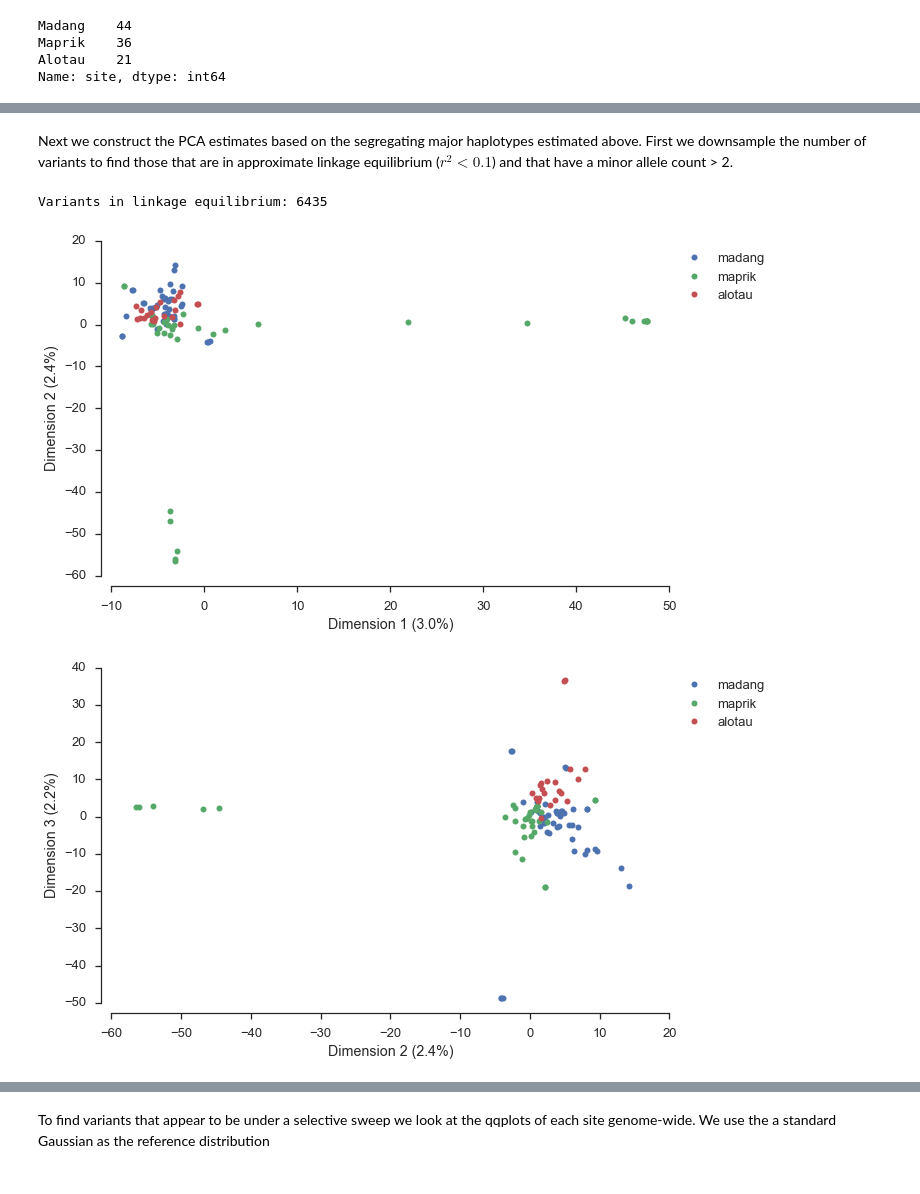
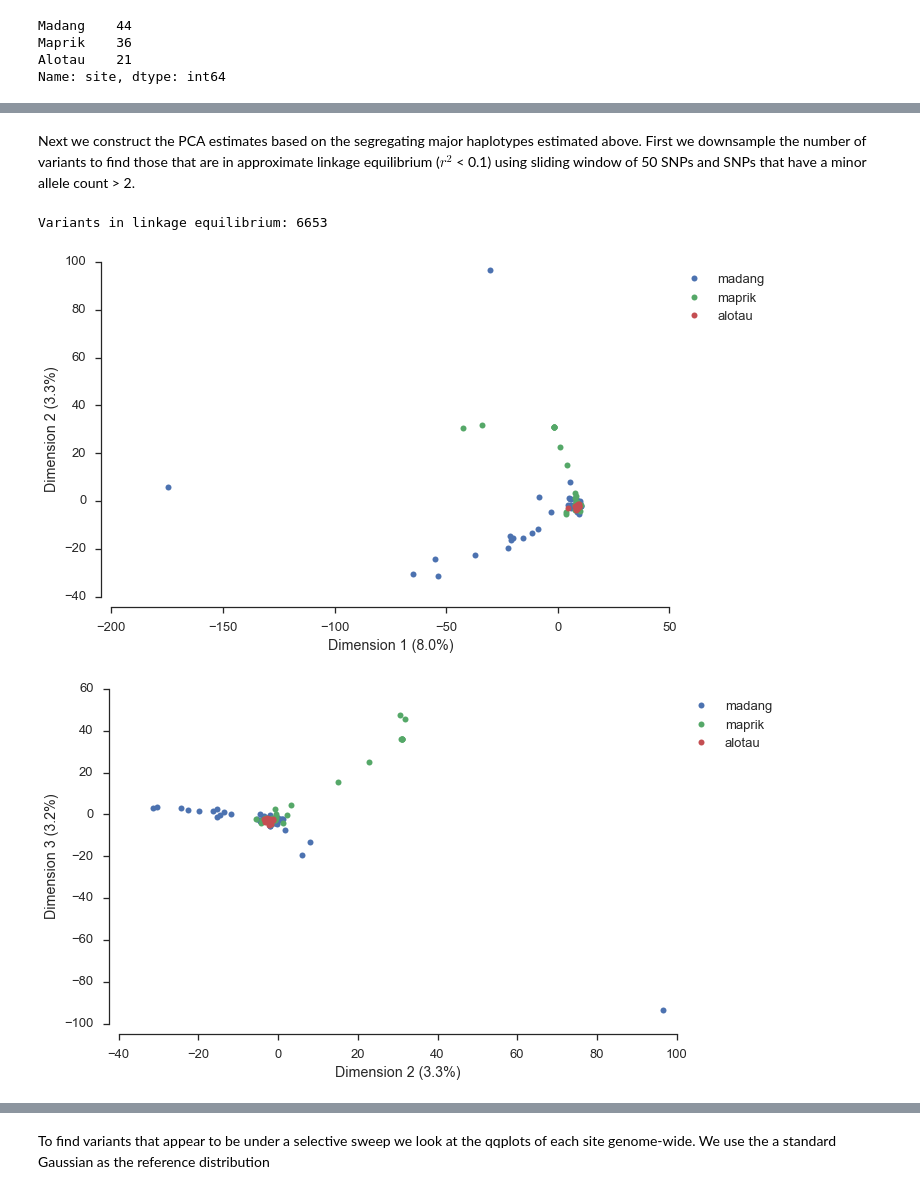
Before and after one commit to evan-wehi/dev, a Jupyter notebook: selection_signals_mgen_v5.ipynb, the cells around one changed output, grey strips where cells are left out. Saved outputs shown, nothing was run; the diff lists cells and outputs as text; code cells hidden in the pictures.

```diff
--- a/selection_signals_mgen_v5.ipynb
+++ b/selection_signals_mgen_v5.ipynb
@@ -132,21 +235,5 @@ We now estimate the average genome-wide $F_{st}$ overall between the three popul
 # %%
-ac_subpops = [png_calls[i].count_alleles_subpops(png_index, max_allele=1) for i in range(len(png_calls))]
-
-is_seg = [ac_subpops[i]['all'].is_segregating()[:] for i in range(len(ac_subpops))]
-# subset calls
-ac_seg = [ac_subpops[i].compress(is_seg[i]) for i in range(len(is_seg))]
-
-variants_seg = [png_vmeta[i].compress(is_seg[i]) for i in range(len(is_seg)) ]
-
-genotypes_seg = [png_calls[i].compress(is_seg[i], axis=0) for i in range(len(is_seg))]
-
-positions = [variants_seg[i]["POS"][:] for i in range(len(variants_seg))]
-
-# merge into single chromosome
-#ac_subpops_merged = allel.AlleleCountsArray(allel.chunked.core.hstack(ac_seg))
-gt_subpops_merged = allel.GenotypeChunkedArray(allel.chunked.core.vstack(genotypes_seg))
 ac_subpops_merged = gt_subpops_merged.count_alleles_subpops(png_index, max_allele = 1)
-
 
 for pop in png_index.keys():
     print "# " + pop + " segregating allele counts:", ac_subpops_merged[pop].count_segregating()
@@ -169,42 +256,77 @@ Fst between maprik and alotau 0.0808 +/- 0.0024 (Hudson)
 # %% [markdown]
-Next we construct the PCA estimates based on the segregating major haplotypes estimated above. First we downsample the number of variants to find those that are in approximate linkage equilibrium ($r^2 < 0.1$) and that have a minor allele count > 2.
+Next we construct the PCA estimates based on the segregating major haplotypes estimated above. First we downsample the number of variants to find those that are in approximate linkage equilibrium ($r^2$ < 0.1) using sliding window of 50 SNPs and SNPs that have a minor allele count > 2.
 # %%
 # select variants with a minor allele count > 2
 pca_selection = (ac_subpops_merged['all'].max_allele() == 1) & (ac_subpops_merged['all'][:, :2].min(axis=1) > 2)
-# print pca_selection
 # filter first
 gt_filter1 = gt_subpops_merged.take(np.nonzero(pca_selection)[0], axis = 0)
-ld_variants  = allel.stats.ld.locate_unlinked(gt_filter1.to_n_alt()[:], size=100, step=20)
+
+ld_variants  = allel.stats.ld.locate_unlinked(gt_filter1, size=50, step=10)
 #print ld_variants
 indices = np.nonzero(ld_variants)[0]
 print "Variants in linkage equilibrium:", np.sum(ld_variants)
 
 gt_subset = gt_filter1.take(indices, axis = 0)
 
-gt_pca = gt_subset.to_n_alt()[:]
-coords, model = allel.stats.decomposition.pca(gt_pca, scaler='standard')
+coords, model = allel.stats.decomposition.pca(gt_subset, scaler = 'standard')
 
 pca_df = pd.DataFrame(coords, columns = ["PC" + str(i+1) for i in range(10)])
 pca_df['Region'] = cohort_final['site']
 pca_df['sample_id'] = cohort_final['sample_id']
 pca_df.to_csv("cache/png_pca_results.txt", index = False)
 
 variance = model.explained_variance_ratio_
 
 fig, ax = plt.subplots(figsize=(10, 6))
 sns.despine(ax=ax, offset=10)
 plot_mds(coords, variance, png_index, 0, 1, ax)
 ax.legend( bbox_to_anchor=(1, 1), loc='upper left');
 
 
 fig, ax = plt.subplots(figsize=(10, 6))
 sns.despine(ax=ax, offset=10)
 plot_mds(coords, variance, png_index, 1, 2, ax)
 ax.legend( bbox_to_anchor=(1, 1), loc='upper left');
+
+# extract unlinked samples
+# extract all seg sites
+is_seg_all = np.hstack(is_seg)
+
+# subset gt_freqs by segregating sites
+gt_freqs_seg = gt_stacked[is_seg_all, ]
+
+# subset gt_freqs to linked sites only
+gt_freqs_linked = gt_freqs_seg[pca_selection,:]
+gt_freqs_l2 = gt_freqs_linked[indices,:]
+
+unlinked_df = pd.DataFrame(np.transpose(gt_freqs_l2))
+unlinked_df['sample'] = cohort_final['sample_id']
+unlinked_df['site_num'] = site_num
+unlinked_df['site'] = cohort_final['site']
+cols = unlinked_df.columns.values.tolist()
+colupdate =  cols[-3:] + cols[:len(cols)-3]
+unlinked_df = unlinked_df[colupdate]
+
+# lets extract variant calls into a single data frame
+png_combined = pd.concat([pd.DataFrame({'chrom': variants_seg[i]['CHROM'][:],
+                                        'pos':variants_seg[i]['POS'][:]}) for i in range(len(variants_seg))],
+                         ignore_index = True)
+png_combined['id'] = png_combined['chrom'] + ":" + png_combined['pos'].map(str)
+png_combined['genetic_distance'] = png_combined['pos'] / 17141.0
+reorder_cols = ['chrom', 'id', 'genetic_distance', 'pos']
+png_combined = png_combined[reorder_cols]
+png_combined.head()
+
+sliced_df = png_combined[pca_selection]
+sliced_df2 = sliced_df.iloc[indices,:]
+
+# write out data
+unlinked_df.to_csv("cache/png_unlinked.str", sep =" ", header = False, index = False)
+sliced_df2.to_csv("cache/png_unlinked.map", sep =" ", header = False, index = False)
 # %% [output]
-Variants in linkage equilibrium: 6435
+Variants in linkage equilibrium: 6653
-[figure, old version]
+[figure, new version]
-[figure, old version]
+[figure, new version]
 # %% [markdown]
 The PCA analysis appears to give similar results as the PCoA - again we see that there is a gradient corresponding to geopgraphy and there are outlier samples in Maprik that are driving the variation. These samples are known to be imported infections to their locations.
 
```
Also changed, not shown: parts of 18 cells of this notebook.
